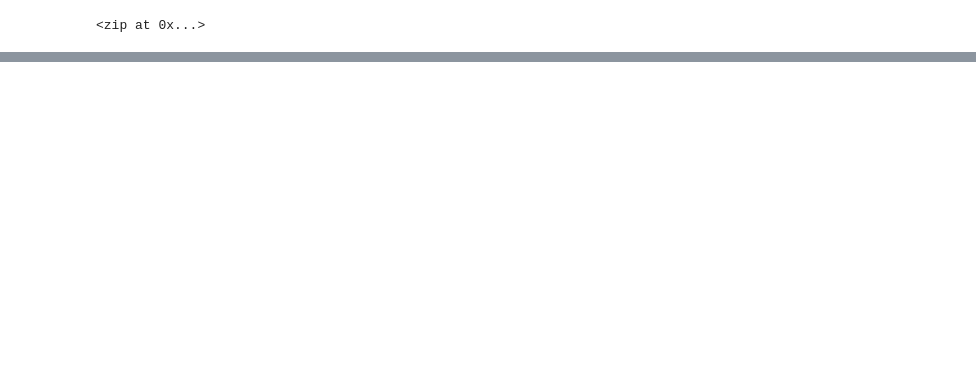
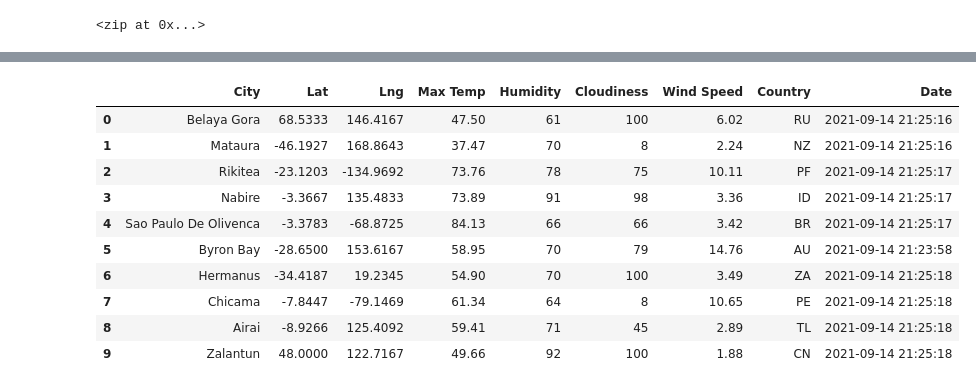
Before and after one commit to BrandonTur90/World_Weather_Analysis, a Jupyter notebook: WeatherPy.ipynb, the cells around one changed output, grey strips where cells are left out. Drawn from its saved outputs; the diff is of its cells as text; code cells hidden in the pictures; blank space fills up the shorter version.

```diff
--- a/WeatherPy.ipynb
+++ b/WeatherPy.ipynb
@@ -30,0 +130,16 @@ len(cities)
+# %%
+# Convert the array of dictionaries to a Pandas DataFrame.
+city_data_df = pd.DataFrame(city_data)
+city_data_df.head(10)
+# %% [output]
+|  | City | Lat | Lng | Max Temp | Humidity | Cloudiness | Wind Speed | Country | Date |
+| 0 | Belaya Gora | 68.5333 | 146.4167 | 47.50 | 61 | 100 | 6.02 | RU | 2021-09-14 21:25:16 |
+| 1 | Mataura | -46.1927 | 168.8643 | 37.47 | 70 | 8 | 2.24 | NZ | 2021-09-14 21:25:16 |
+| 2 | Rikitea | -23.1203 | -134.9692 | 73.76 | 78 | 75 | 10.11 | PF | 2021-09-14 21:25:17 |
+| 3 | Nabire | -3.3667 | 135.4833 | 73.89 | 91 | 98 | 3.36 | ID | 2021-09-14 21:25:17 |
+| 4 | Sao Paulo De Olivenca | -3.3783 | -68.8725 | 84.13 | 66 | 66 | 3.42 | BR | 2021-09-14 21:25:17 |
+| 5 | Byron Bay | -28.6500 | 153.6167 | 58.95 | 70 | 79 | 14.76 | AU | 2021-09-14 21:23:58 |
+| 6 | Hermanus | -34.4187 | 19.2345 | 54.90 | 70 | 100 | 3.49 | ZA | 2021-09-14 21:25:18 |
+| 7 | Chicama | -7.8447 | -79.1469 | 61.34 | 64 | 8 | 10.65 | PE | 2021-09-14 21:25:18 |
+| 8 | Airai | -8.9266 | 125.4092 | 59.41 | 71 | 45 | 2.89 | TL | 2021-09-14 21:25:18 |
+| 9 | Zalantun | 48.0000 | 122.7167 | 49.66 | 92 | 100 | 1.88 | CN | 2021-09-14 21:25:18 |
```
Also changed, not shown: parts of 6 cells of this notebook.
